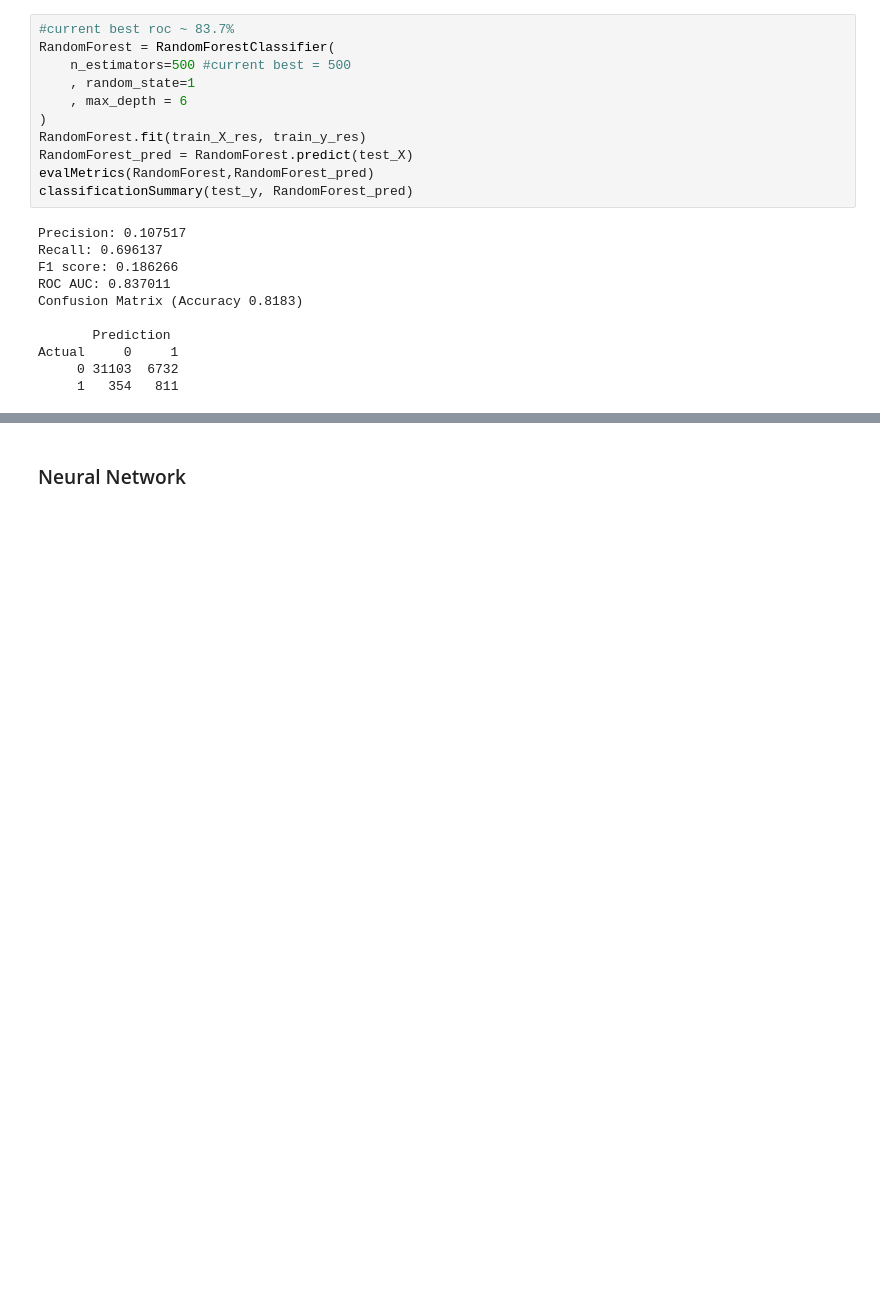
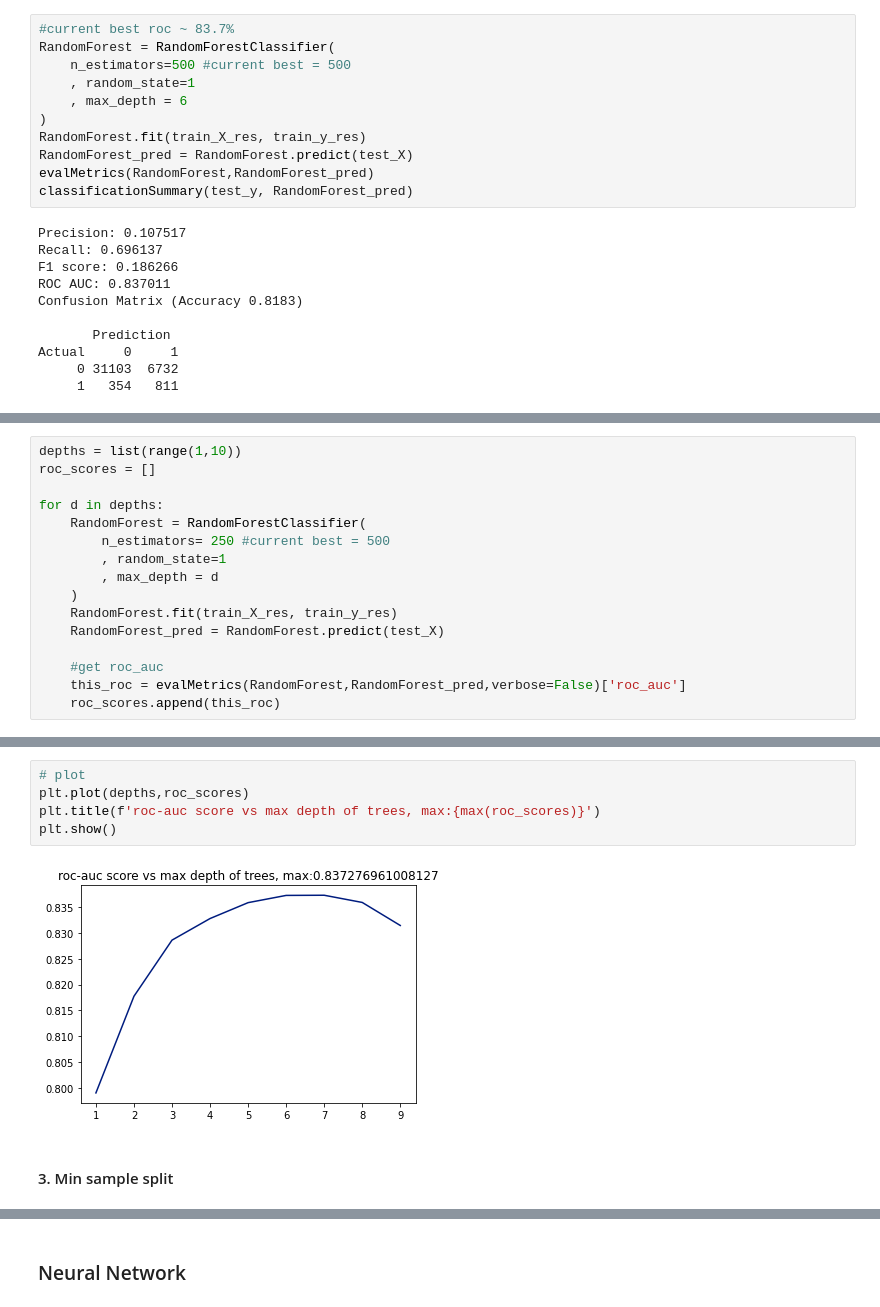
Before and after one commit to kayfilipp/HigherME, a Jupyter notebook: census_data/Modeling.ipynb, the cells around one changed output, grey strips where cells are left out. Drawn from its saved outputs; the diff is of its cells as text; blank space fills up the shorter version.

```diff
--- a/census_data/Modeling.ipynb
+++ b/census_data/Modeling.ipynb
@@ -342,0 +374,16 @@ it appears that despite our eforts to conduct some sort of gridsearch for our ra
+# %%
+depths = list(range(1,10))
+roc_scores = []
+
+for d in depths:
+    RandomForest = RandomForestClassifier(
+        n_estimators= 250 #current best = 500
+        , random_state=1
+        , max_depth = d
+    )
+    RandomForest.fit(train_X_res, train_y_res)
+    RandomForest_pred = RandomForest.predict(test_X)
+
+    #get roc_auc
+    this_roc = evalMetrics(RandomForest,RandomForest_pred,verbose=False)['roc_auc']
+    roc_scores.append(this_roc)
@@ -342,0 +406,9 @@ it appears that despite our eforts to conduct some sort of gridsearch for our ra
+# %%
+# plot
+plt.plot(depths,roc_scores)
+plt.title(f'roc-auc score vs max depth of trees, max:{max(roc_scores)}')
+plt.show()
+# %% [output]
+[figure, added]
+# %% [markdown]
+#### 3. Min sample split
```
Also changed, not shown: parts of 20 cells of this notebook.
